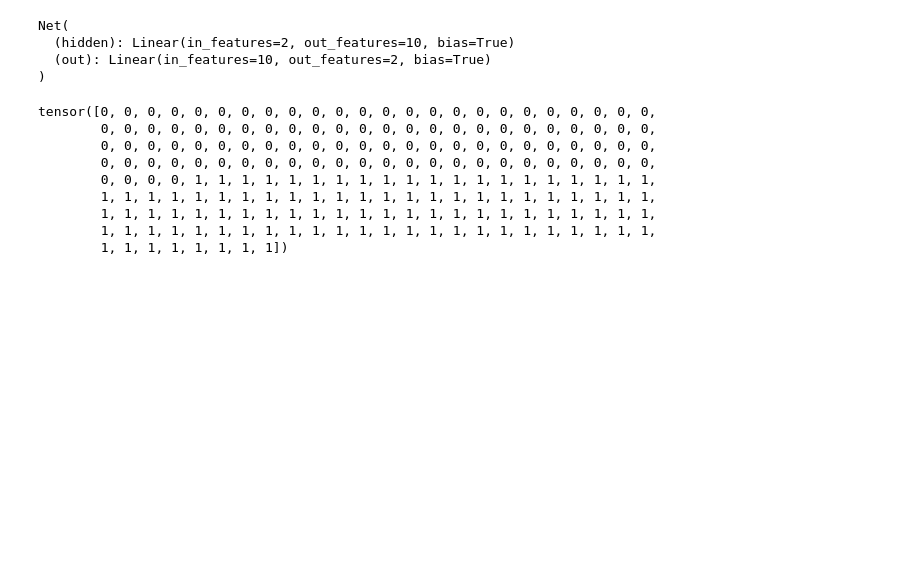
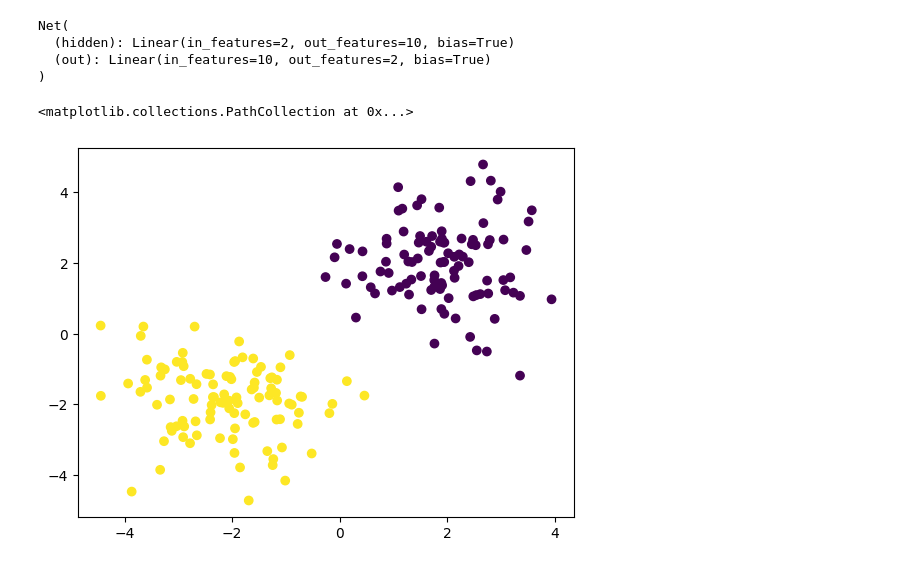
Before and after one commit to xitongsys/notes, a Jupyter notebook: ml/torch.ipynb, the cells around one changed output. Cells and saved outputs as stored; diff of their text form; code cells hidden in the pictures; blank space fills up the shorter version.

```diff
--- a/ml/torch.ipynb
+++ b/ml/torch.ipynb
@@ -142,27 +142,22 @@ Net(
 # %%
 # Train
 
 optimizer = torch.optim.SGD(net.parameters(), lr=0.02)
 loss_func = torch.nn.CrossEntropyLoss()
 
 for t in range(100):
     out = net(x)
     loss = loss_func(out, y)
 
     optimizer.zero_grad()
     loss.backward()
     optimizer.step()
 
 prediction = net(x)
 
-y
+pred_y = torch.max(F.softmax(prediction), 1)[1]
+
+plt.scatter(x.data.numpy()[:,0], x.data.numpy()[:,1], c=pred_y)
 # %% [output]
-tensor([0, 0, 0, 0, 0, 0, 0, 0, 0, 0, 0, 0, 0, 0, 0, 0, 0, 0, 0, 0, 0, 0, 0, 0,
-        0, 0, 0, 0, 0, 0, 0, 0, 0, 0, 0, 0, 0, 0, 0, 0, 0, 0, 0, 0, 0, 0, 0, 0,
-        0, 0, 0, 0, 0, 0, 0, 0, 0, 0, 0, 0, 0, 0, 0, 0, 0, 0, 0, 0, 0, 0, 0, 0,
-        0, 0, 0, 0, 0, 0, 0, 0, 0, 0, 0, 0, 0, 0, 0, 0, 0, 0, 0, 0, 0, 0, 0, 0,
-        0, 0, 0, 0, 1, 1, 1, 1, 1, 1, 1, 1, 1, 1, 1, 1, 1, 1, 1, 1, 1, 1, 1, 1,
-        1, 1, 1, 1, 1, 1, 1, 1, 1, 1, 1, 1, 1, 1, 1, 1, 1, 1, 1, 1, 1, 1, 1, 1,
-        1, 1, 1, 1, 1, 1, 1, 1, 1, 1, 1, 1, 1, 1, 1, 1, 1, 1, 1, 1, 1, 1, 1, 1,
-        1, 1, 1, 1, 1, 1, 1, 1, 1, 1, 1, 1, 1, 1, 1, 1, 1, 1, 1, 1, 1, 1, 1, 1,
-        1, 1, 1, 1, 1, 1, 1, 1])
+<matplotlib.collections.PathCollection at 0x...>
+[figure, added]
```
Also changed, not shown: parts of 1 cell of this notebook.
